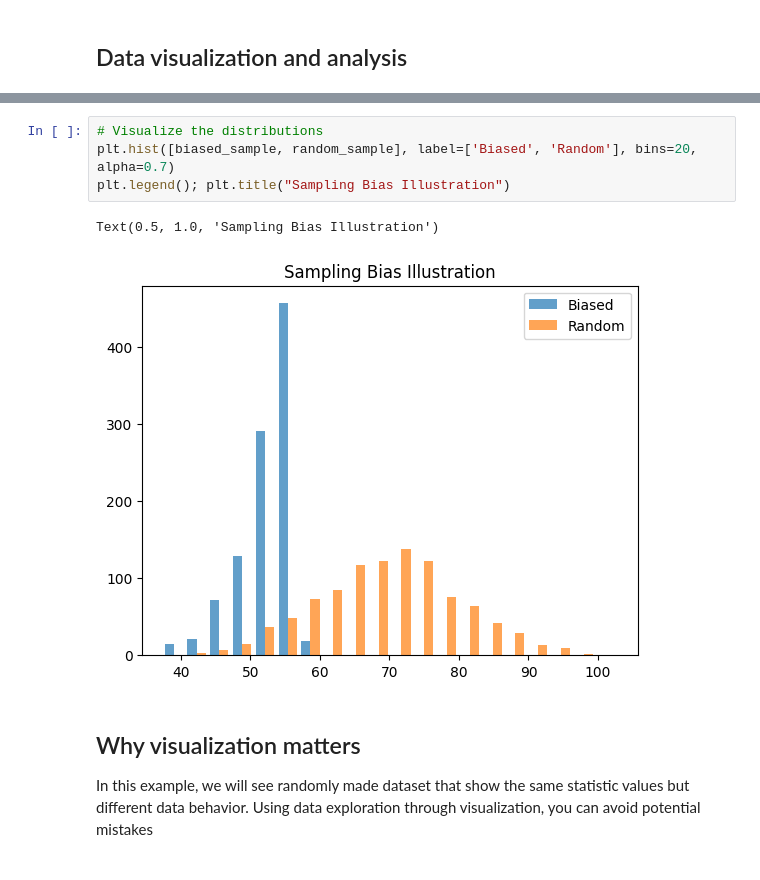
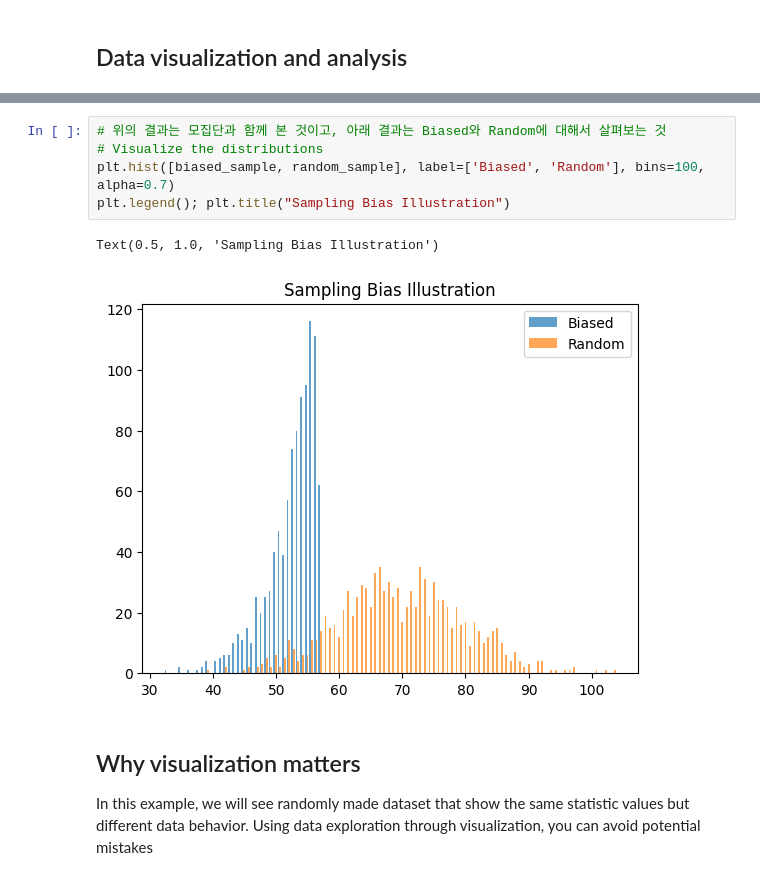
Before and after one commit to dlekdms2021/Lecture_digital_pattern_recognition, a Jupyter notebook: week2_makeup_visualization_analysis/practice_data_visualization.ipynb, the cells around one changed output, grey strips where cells are left out. Saved outputs shown, nothing was run; the diff lists cells and outputs as text.

```diff
--- a/week2_makeup_visualization_analysis/practice_data_visualization.ipynb
+++ b/week2_makeup_visualization_analysis/practice_data_visualization.ipynb
@@ -46,10 +75,11 @@ Mode of biased sample: ModeResult(mode=37.36617465682784, count=1)
 # %%
+# 위의 결과는 모집단과 함께 본 것이고, 아래 결과는 Biased와 Random에 대해서 살펴보는 것
 # Visualize the distributions
-plt.hist([biased_sample, random_sample], label=['Biased', 'Random'], bins=20, alpha=0.7)
+plt.hist([biased_sample, random_sample], label=['Biased', 'Random'], bins=100, alpha=0.7)
 plt.legend(); plt.title("Sampling Bias Illustration")
 # %% [output]
 Text(0.5, 1.0, 'Sampling Bias Illustration')
-[figure, old version]
+[figure, new version]
 # %% [markdown]
 ## Why visualization matters
 
```
Also changed, not shown: parts of 29 cells of this notebook, 21 other files.
